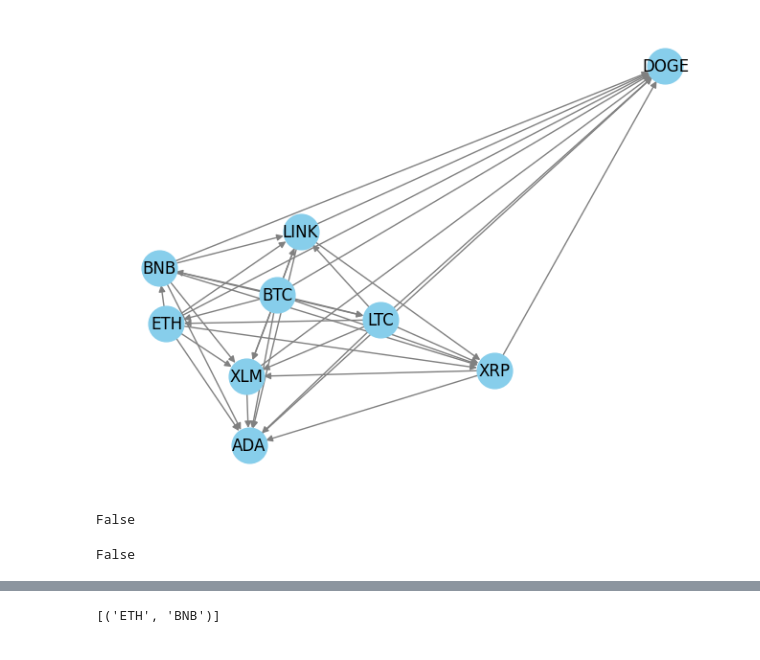
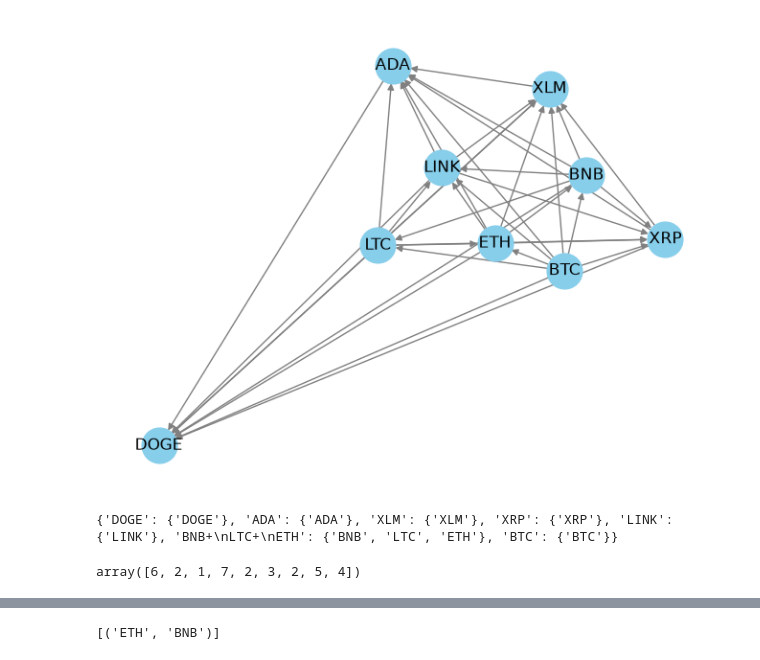
Before and after one commit to quatrope/scikit-criteria, a Jupyter notebook: Untitled.ipynb, the cells around one changed output, grey strips where cells are left out. Saved outputs shown, nothing was run; the diff lists cells and outputs as text; code cells hidden in the pictures.

```diff
--- a/Untitled.ipynb
+++ b/Untitled.ipynb
@@ -1,21 +6,36 @@
 # %%
-import skcriteria as skc
-from skcriteria.agg.topsis import TOPSIS
-from skcriteria.pipelines import mkpipe
-from skcriteria.preprocessing.invert_objectives import InvertMinimize
-from skcriteria.preprocessing.scalers import SumScaler
-from skcriteria.preprocessing.weighters import EntropyWeighter
-from skcriteria.ranksrev.rank_transitivity_check import RankTransitivityChecker
+import networkx as nx
 
-pipe = mkpipe(
-    InvertMinimize(),
-    EntropyWeighter(),
-    SumScaler(target="matrix"),
-    TOPSIS(),
-)
+import matplotlib.pyplot as plt
+import networkx as nx
 
-checker = RankTransitivityChecker(pipe, allow_missing_alternatives=True)
+def plot(G):
 
-dm = skc.datasets.load_van2021evaluation()
+# 3. Configure the drawing with visible labels
+    nx.draw(G, with_labels=True, node_color="skyblue", edge_color="gray", node_size=700)
 
-result = checker.evaluate(dm)
+# 4. Display the window containing the rendering
+    plt.show()
+
+
+nodos = ['BNB', 'ADA', 'BTC', 'DOGE', 'ETH', 'LINK', 'LTC', 'XLM', 'XRP']
+
+aristas = [
+    ('ADA', 'DOGE'),
+    ('BNB', 'ADA'), ('BNB', 'DOGE'), ('BNB', 'LINK'), ('BNB', 'LTC'), ('BNB', 'XLM'), ('BNB', 'XRP'),
+    ('BTC', 'ADA'), ('BTC', 'BNB'), ('BTC', 'DOGE'), ('BTC', 'ETH'), ('BTC', 'LINK'), ('BTC', 'LTC'), ('BTC', 'XLM'), ('BTC', 'XRP'),
+    ('ETH', 'ADA'), ('ETH', 'BNB'), ('ETH', 'DOGE'), ('ETH', 'LINK'), ('ETH', 'XLM'), ('ETH', 'XRP'),
+    ('LINK', 'ADA'), ('LINK', 'DOGE'), ('LINK', 'XLM'), ('LINK', 'XRP'),
+    ('LTC', 'ADA'), ('LTC', 'DOGE'), ('LTC', 'ETH'), ('LTC', 'LINK'), ('LTC', 'XLM'), ('LTC', 'XRP'),
+    ('XLM', 'ADA'), ('XLM', 'DOGE'),
+    ('XRP', 'ADA'), ('XRP', 'DOGE'), ('XRP', 'XLM'),
+]
+
+g = nx.DiGraph()
+g.add_nodes_from(nodos)
+g.add_edges_from(aristas)
+G = g
+
+plot(G)
+# %% [output]
+[figure, added]
@@ -24,24 +42,2 @@ G = result.extra_.pairwise_dominance_graph
-# %%
-import matplotlib.pyplot as plt
-import networkx as nx
-
-def plot(G):
-
-# 3. Configure the drawing with visible labels
-    nx.draw(G, with_labels=True, node_color="skyblue", edge_color="gray", node_size=700)
-
-# 4. Display the window containing the rendering
-    plt.show()
-
-plot(G)
-
-nx.is_directed_acyclic_graph(G)
-# %% [output]
-[figure, removed]
-False
-# %%
-nx.is_directed_acyclic_graph(G)
-# %% [output]
-False
 # %%
 
@@ -94,3 +109,11 @@ def as_reduced_dag(graph, *, method="auto"):
 # %%
-dag, fas, _ = as_reduced_dag(G)
+dag, mem = as_condensed_dag(G)
+print(mem)
+
+#plot(cg)
+
+ranking_from_generations(alternatives, dag, mem)
 #list(nx.topological_generations(as_reduced_dag(G)[0]))
+# %% [output]
+{'DOGE': {'DOGE'}, 'ADA': {'ADA'}, 'XLM': {'XLM'}, 'XRP': {'XRP'}, 'LINK': {'LINK'}, 'BNB+\nLTC+\nETH': {'BNB', 'LTC', 'ETH'}, 'BTC': {'BTC'}}
+array([6, 2, 1, 7, 2, 3, 2, 5, 4])
```
Also changed, not shown: parts of 4 cells of this notebook, 2 other files.
